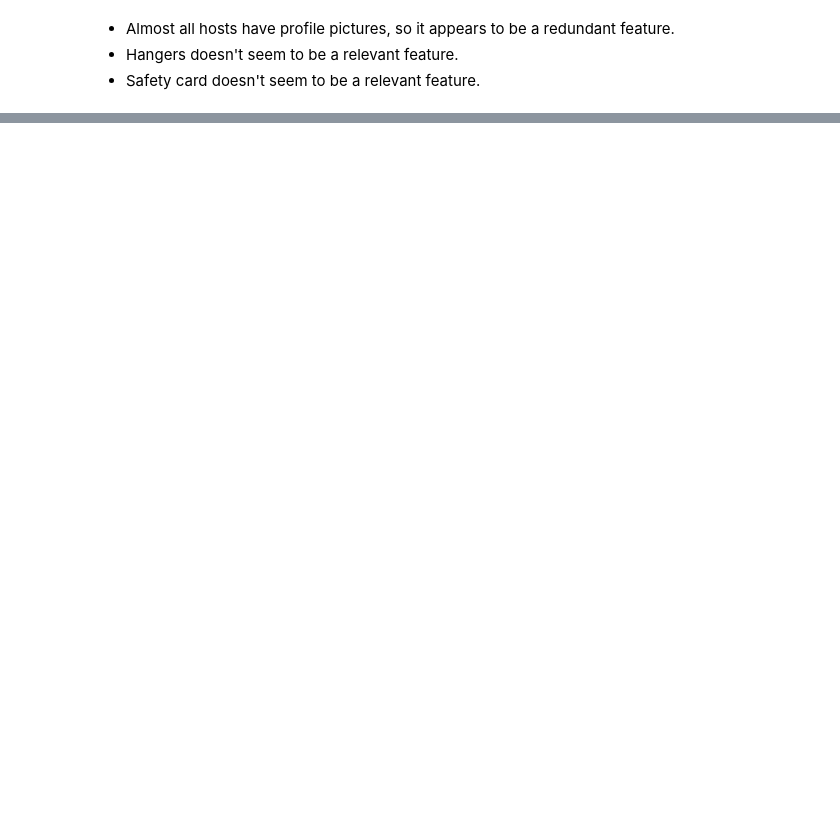
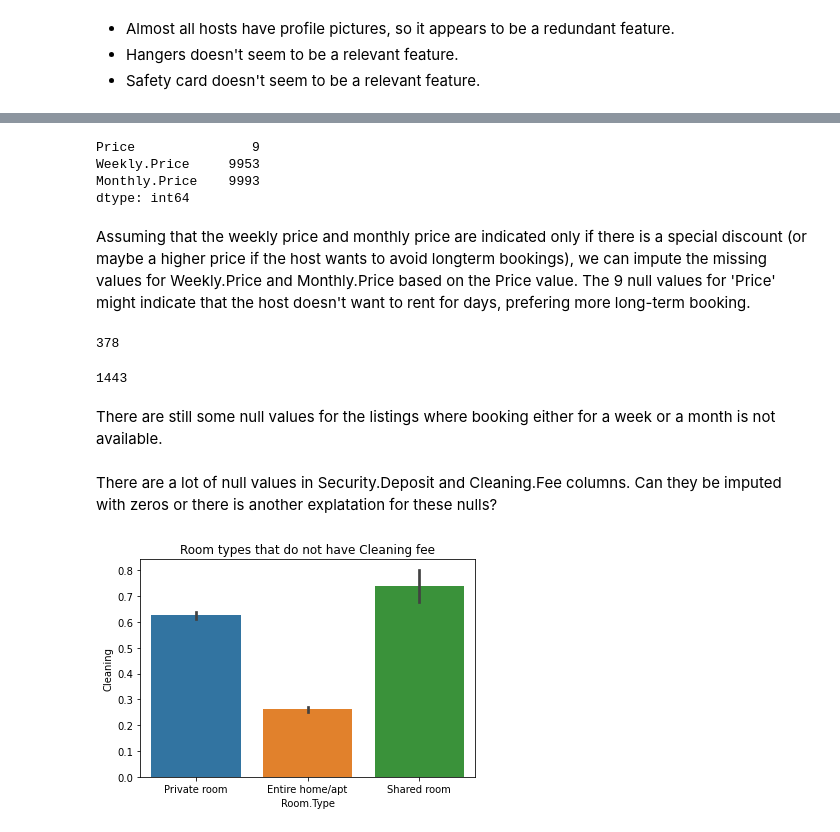
Before and after one commit to ekaterinaleks/preparation_for_final_project, a Jupyter notebook: eda_with_python.ipynb, the cells around one changed output, grey strips where cells are left out. Cells and saved outputs as stored; diff of their text form; code cells hidden in the pictures; blank space fills up the shorter version.

```diff
--- a/eda_with_python.ipynb
+++ b/eda_with_python.ipynb
@@ -422,0 +537,41 @@ df_listings.drop(['Host Has Profile Pic', 'Hangers', 'Safety card'], axis=1, inp
+# %%
+df_listings[['Price', 'Weekly.Price', 'Monthly.Price']].isna().sum()
+# %% [output]
+Price               9
+Weekly.Price     9953
+Monthly.Price    9993
+dtype: int64
+# %% [markdown]
+Assuming that the weekly price and monthly price are indicated only if there is a special discount (or maybe a higher price if the host wants to avoid longterm bookings), we can impute the missing values for Weekly.Price and Monthly.Price based on the Price value. The 9 null values for 'Price' might indicate that the host doesn't want to rent for days, prefering more long-term booking.
+# %%
+#impute values for Weekly.Price as Price * 7 days where week-long bookings are allowed
+mask_weeks = (df_listings['Maximum.Nights'] > 6) & (df_listings['Weekly.Price'].isna())
+df_listings.loc[mask_weeks,'Weekly.Price'] = df_listings['Price']*7
+# %%
+#impute values for Monthly.Price as Price * 30 days where where month-long bookings are allowed
+mask_weeks = (df_listings['Maximum.Nights'] > 29) & (df_listings['Monthly.Price'].isna())
+df_listings.loc[mask_weeks,'Monthly.Price'] = df_listings['Price']*30
+# %%
+df_listings['Weekly.Price'].isna().sum()
+# %% [output]
+378
+# %%
+df_listings['Monthly.Price'].isna().sum()
+# %% [output]
+1443
+# %% [markdown]
+There are still some null values for the listings where booking either for a week or a month is not available.
+# %% [markdown]
+There are a lot of null values in Security.Deposit and Cleaning.Fee columns. Can they be imputed with zeros or there is another explatation for these nulls?
+# %%
+#prepare a subset for visualization
+for_viz = df_listings[['Room.Type', 'Security.Deposit', 'Cleaning.Fee']]
+for_viz['Deposit'] = for_viz['Security.Deposit'].isna()
+for_viz['Cleaning'] = for_viz['Cleaning.Fee'].isna()
+for_viz.drop(['Security.Deposit', 'Cleaning.Fee'], axis=1, inplace=True)
+# %%
+sns.barplot(data=for_viz, x='Room.Type', y='Cleaning')
+plt.title('Room types that do not have Cleaning fee')
+plt.show()
+# %% [output]
+[figure, added]
```
Also changed, not shown: parts of 48 cells of this notebook, 1 other file.
